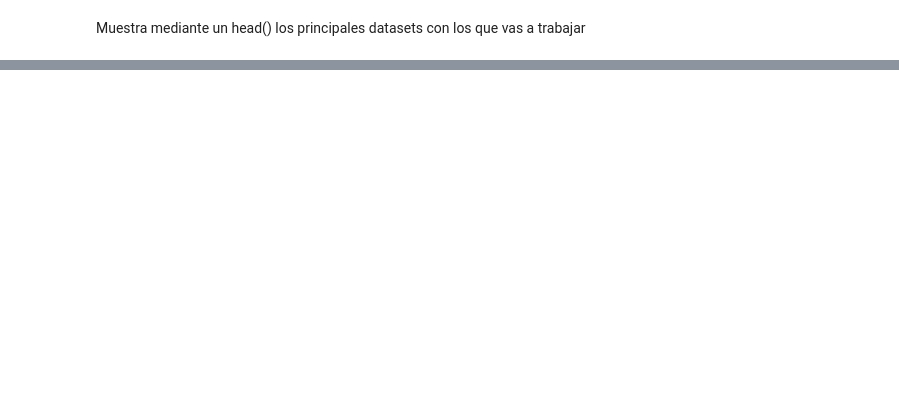
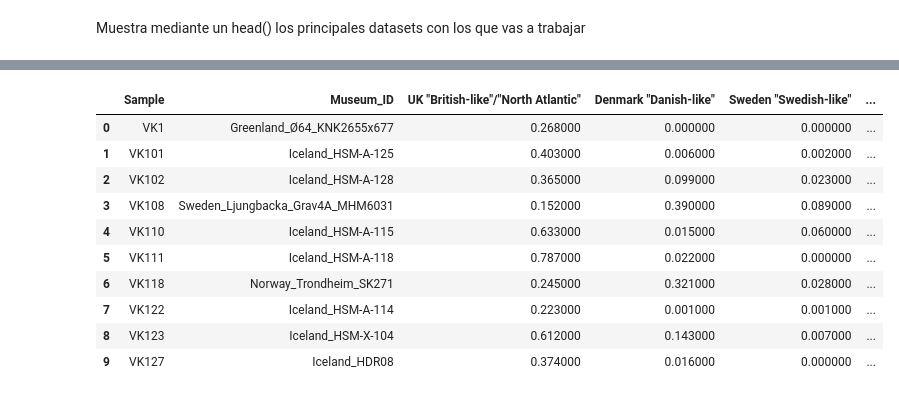
Before and after one commit to yared-tech/2026-10-BILBAO-FT-Data-Science, a Jupyter notebook: 2-Data_Analysis/EDA/Definicion_EDA - v2.ipynb, the cells around one changed output, grey strips where cells are left out. Drawn from its saved outputs; the diff is of its cells as text; code cells hidden in the pictures; blank space fills up the shorter version.

```diff
--- a/2-Data_Analysis/EDA/Definicion_EDA - v2.ipynb
+++ b/2-Data_Analysis/EDA/Definicion_EDA - v2.ipynb
@@ -93,0 +68,14 @@ df_3.head()
+# %%
+df_2.head(10).style.bar(align='mid', color=['#5fba7d', "#fa7c07"])
+# %% [output]
+|  | Sample | Museum_ID | UK "British-like"/"North Atlantic" | Denmark "Danish-like" | Sweden "Swedish-like" | ... |
+| 0 | VK1 | Greenland_Ø64_KNK2655x677 | 0.268000 | 0.000000 | 0.000000 | ... |
+| 1 | VK101 | Iceland_HSM-A-125 | 0.403000 | 0.006000 | 0.002000 | ... |
+| 2 | VK102 | Iceland_HSM-A-128 | 0.365000 | 0.099000 | 0.023000 | ... |
+| 3 | VK108 | Sweden_Ljungbacka_Grav4A_MHM6031 | 0.152000 | 0.390000 | 0.089000 | ... |
+| 4 | VK110 | Iceland_HSM-A-115 | 0.633000 | 0.015000 | 0.060000 | ... |
+| 5 | VK111 | Iceland_HSM-A-118 | 0.787000 | 0.022000 | 0.000000 | ... |
+| 6 | VK118 | Norway_Trondheim_SK271 | 0.245000 | 0.321000 | 0.028000 | ... |
+| 7 | VK122 | Iceland_HSM-A-114 | 0.223000 | 0.001000 | 0.001000 | ... |
+| 8 | VK123 | Iceland_HSM-X-104 | 0.612000 | 0.143000 | 0.007000 | ... |
+| 9 | VK127 | Iceland_HDR08 | 0.374000 | 0.016000 | 0.000000 | ... |
```
Also changed, not shown: parts of 20 cells of this notebook, 1 other file.
